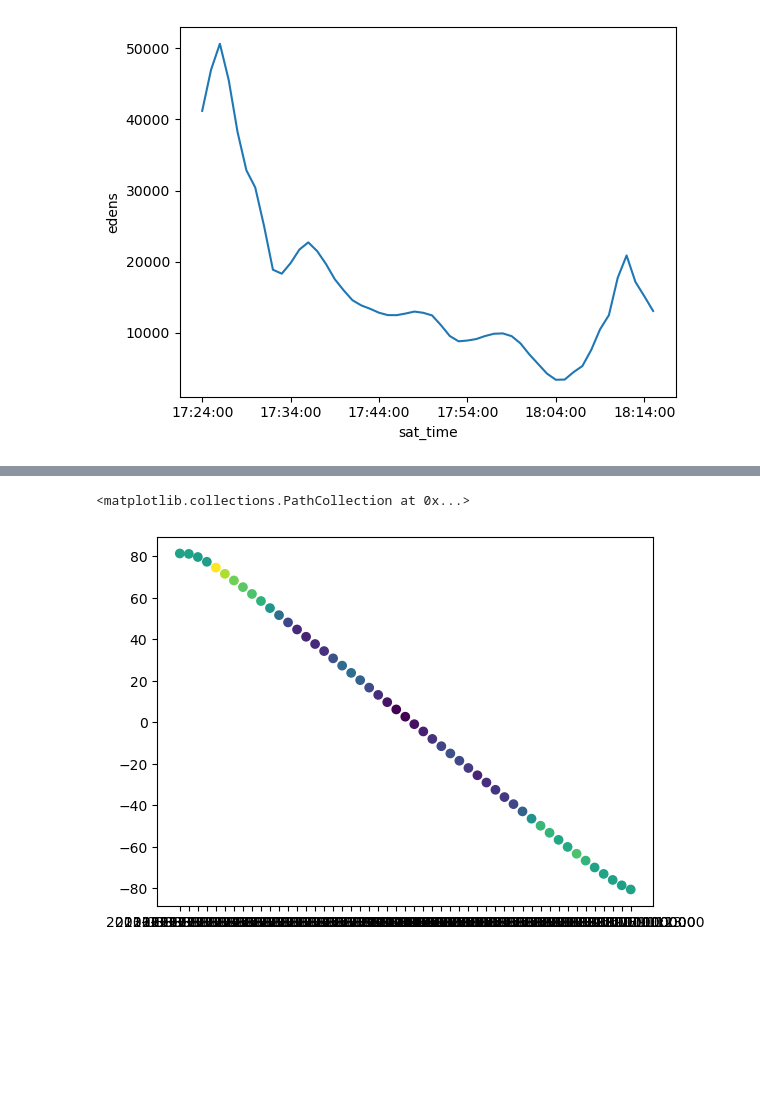
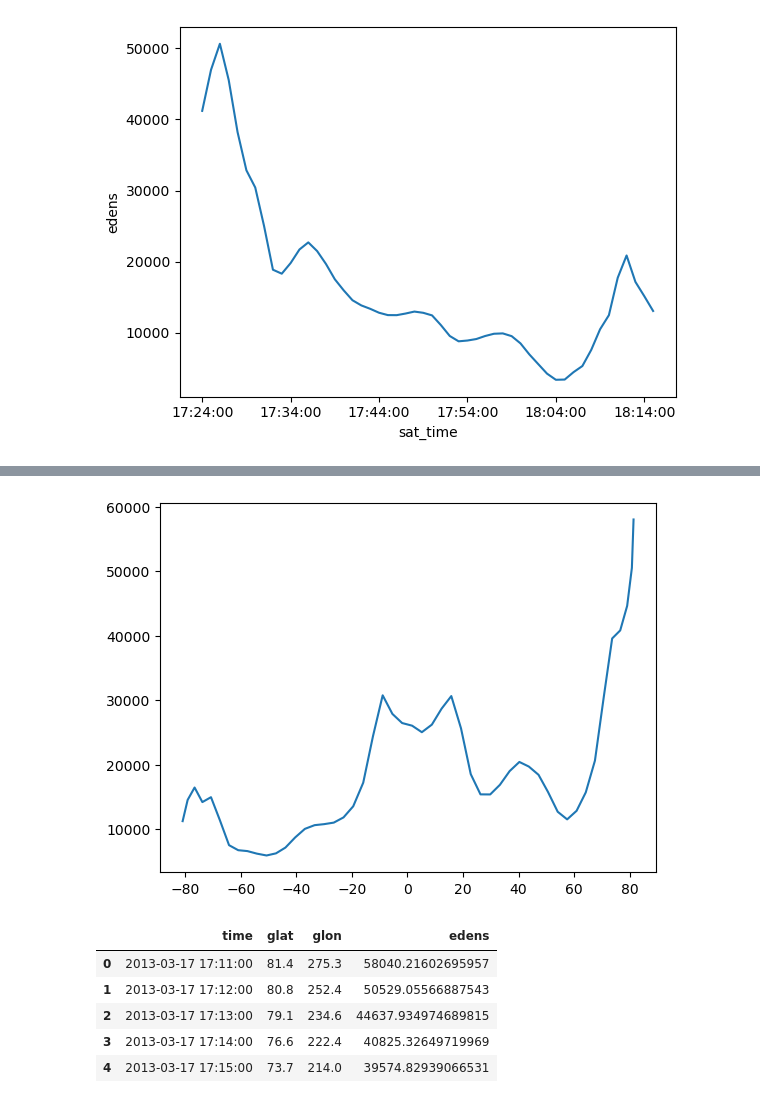
Before and after one commit to abukowski21/SAMI3-GITM-python, a Jupyter notebook: CompareSatMeasurements.ipynb, the cells around one changed output, grey strips where cells are left out. Drawn from its saved outputs; the diff is of its cells as text; code cells hidden in the pictures; blank space fills up the shorter version.

```diff
--- a/CompareSatMeasurements.ipynb
+++ b/CompareSatMeasurements.ipynb
@@ -159,0 +314,9 @@ interpolated_edens [41203.893287179344, 46982.768695992745, 50637.34403905363, 4
+# %%
+interpd_df = pd.DataFrame()
+interpd_df['time'] = satds.sat_time.values
+interpd_df['glat'] = satds.glat.values
+interpd_df['glon'] = satds.glon.values
+# %%
+interpd_df = interpd_df.iloc[np.where(interpd_df.time < satds.sami_time.max().values)]
+# Make sure we don't go past the last sami_time
+interpd_df
@@ -159,0 +337,14 @@ interpolated_edens [41203.893287179344, 46982.768695992745, 50637.34403905363, 4
+# %%
+
+interpolated_edens = []
+
+for itime in interpd_df.time:
+    itime = itime.to_numpy()
+    if itime < satds.sami_time.max():
+        fitter = CubicSpline(satds.sami_time,
+                            satds.e_dens.sel(sat_time=itime))
+
+        interpolated_edens.append(fitter(itime))
+# %%
+interpd_df['edens'] = interpolated_edens
+interpd_df
@@ -284,5 +381,0 @@ selected_pass.head()
-# %%
-plt.scatter(selected_pass['dtime'], selected_pass['glat'], c=selected_pass['edens'])
-# %% [output]
-<matplotlib.collections.PathCollection at 0x...>
-[figure, removed]
@@ -300,0 +382,10 @@ samids.edens.integrate('alt').sel( """ AT A SATELLITE PASS """ ).plot()
+# %%
+# And here's how easy it is to plot out...
+
+ipassnum = 48
+
+plt.plot(interpd_df.glat[peak_inds[ipassnum]:peak_inds[ipassnum+1]],
+         interpd_df.edens[peak_inds[ipassnum]:peak_inds[ipassnum+1]])
+plt.show();
+# %% [output]
+[figure, added]
@@ -300,0 +398,10 @@ samids.edens.integrate('alt').sel( """ AT A SATELLITE PASS """ ).plot()
+# %%
+single_pass_df = interpd_df[peak_inds[ipassnum]:peak_inds[ipassnum+1]].reset_index(drop=True)
+single_pass_df.head()
+# %% [output]
+|  | time | glat | glon | edens |
+| 0 | 2013-03-17 17:11:00 | 81.4 | 275.3 | 58040.21602695957 |
+| 1 | 2013-03-17 17:12:00 | 80.8 | 252.4 | 50529.05566887543 |
+| 2 | 2013-03-17 17:13:00 | 79.1 | 234.6 | 44637.934974689815 |
+| 3 | 2013-03-17 17:14:00 | 76.6 | 222.4 | 40825.32649719969 |
+| 4 | 2013-03-17 17:15:00 | 73.7 | 214.0 | 39574.82939066531 |
```
Also changed, not shown: parts of 49 cells of this notebook.
